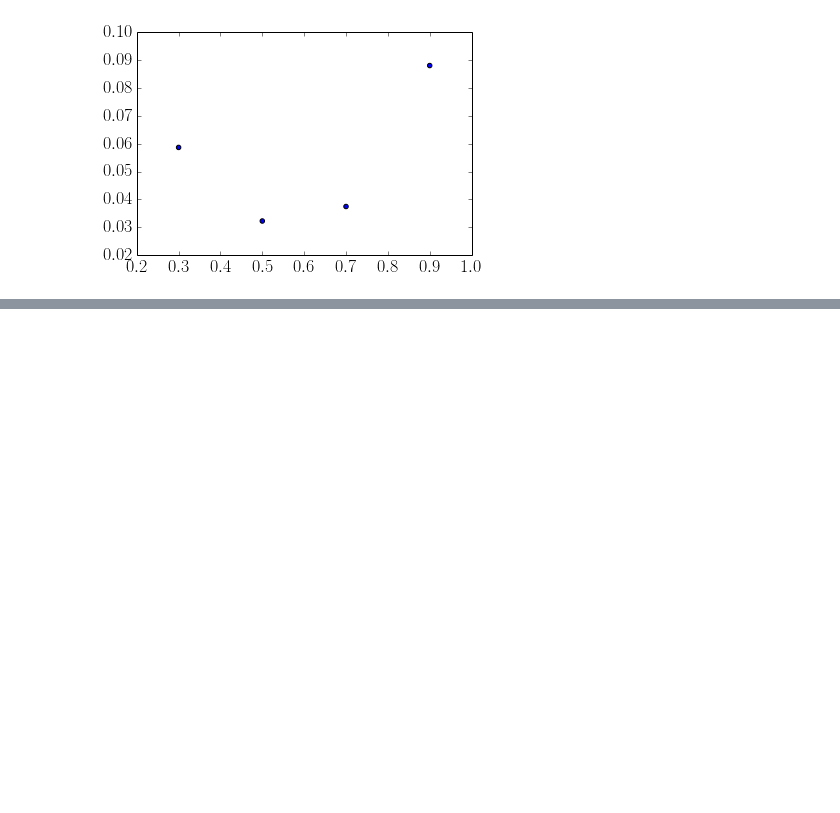
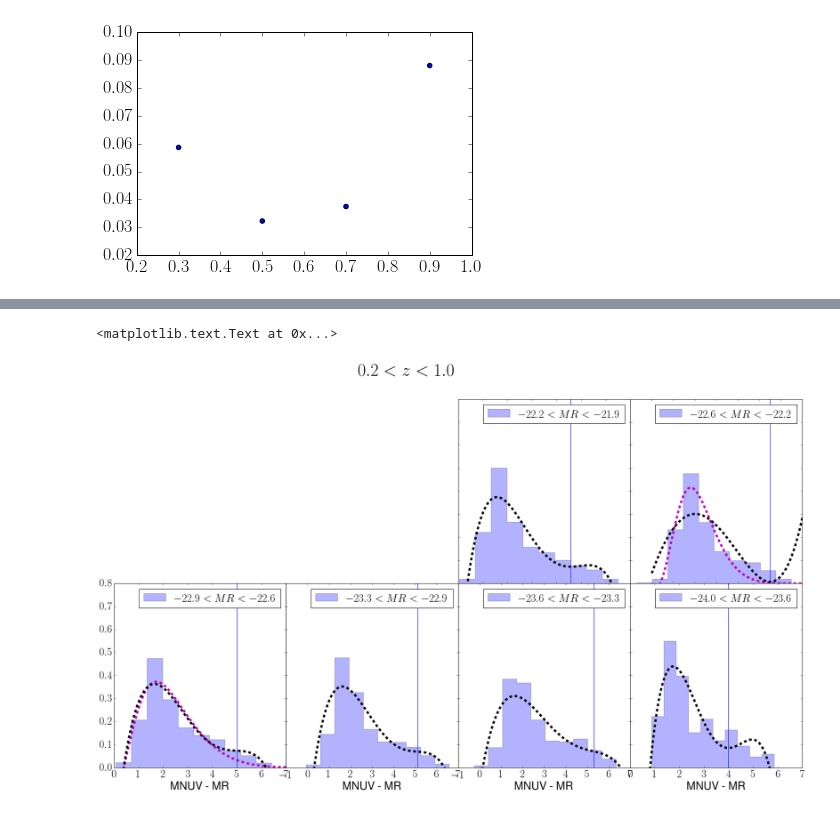
Before and after one commit to Mel23/GZ_Hubble_Science, a Jupyter notebook: Red_Disk_Fraction/red_disks.ipynb, the cells around one changed output, grey strips where cells are left out. Cells and saved outputs as stored; diff of their text form; code cells hidden in the pictures; blank space fills up the shorter version.

```diff
--- a/Red_Disk_Fraction/red_disks.ipynb
+++ b/Red_Disk_Fraction/red_disks.ipynb
@@ -830,0 +962,31 @@ plt.hist(new_data[new_new_data]['MU_HI'])
+# %%
+f=plt.figure(figsize=(28,15))
+gs=gridspec.GridSpec(2,4)
+gs.update(wspace=0,hspace=0)
+
+for i in range(0,len(MR_edges)-1):
+    ax0=plt.subplot(gs[gss[i]])
+    data_this_bin=(data[new_sample_mag_limited]['MR']>=MR_edges[i]) &  (data[new_sample_mag_limited]['MR']<MR_edges[i+1])
+    data_list=data[data_this_bin]['MNUV']-data[data_this_bin]['MR']
+    try:
+        plt.hist(data[data_this_bin]['MNUV']-data[data_this_bin]['MR'],histtype='step',fill='True',normed='True',color='k',alpha=.3,label='$%s<MR<%s$'%(round(MR_edges[i],1),round(MR_edges[i+1],1)))
+        fit_gaussian(data_list)
+    except ValueError:
+        pass
+    root_list.append(fit_poly(data_list))
+    plt.ylim(0,.8)
+    plt.legend(fontsize=25)
+
+    if i!=3:
+        plt.tick_params(labelleft='off')
+    if i==7:
+        plt.tick_params(labelleft='on')
+    if i>3:
+        plt.tick_params(labelbottom='off')
+    if i<4:
+        plt.xlabel('MNUV - MR',fontsize=25)
+
+f.text(.4,.95,'$%s<z<%s$'%(0.2,1.0),fontsize=40)
+# %% [output]
+<matplotlib.text.Text at 0x...>
+[figure, added]
```
Also changed, not shown: parts of 17 cells of this notebook.
